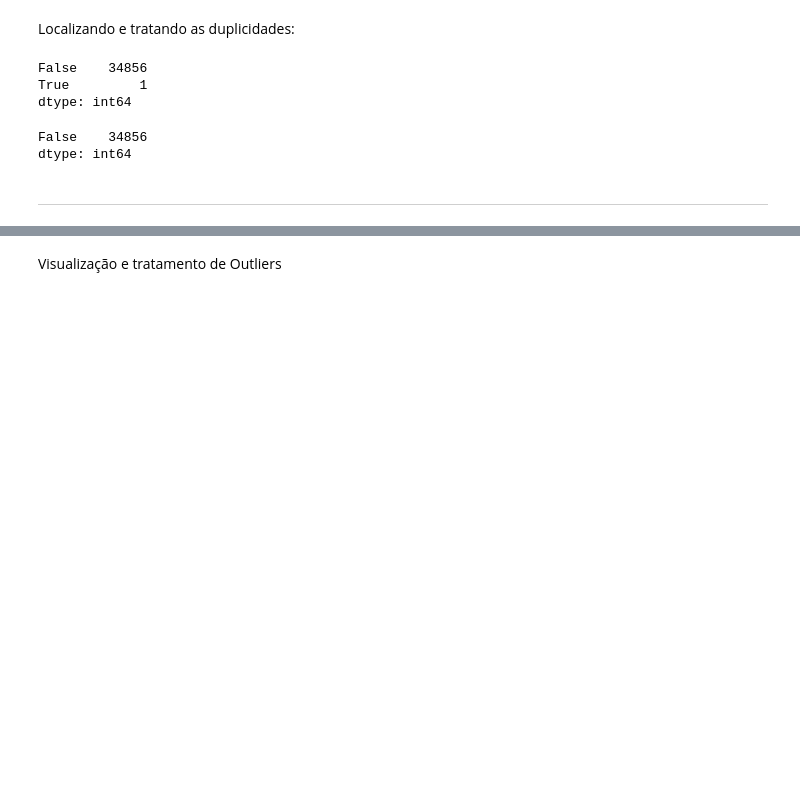
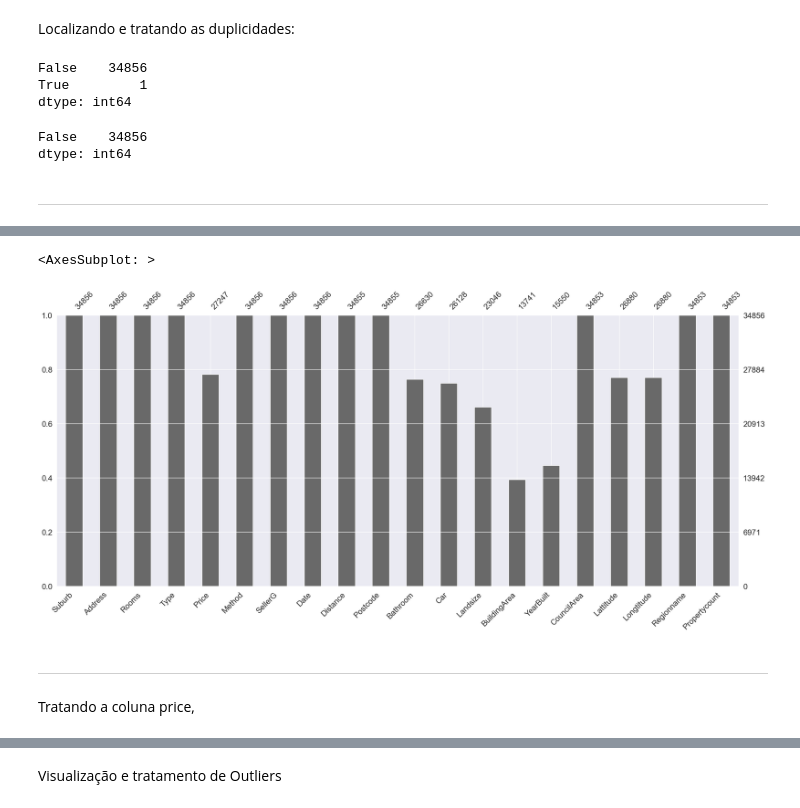
Before and after one commit to Riguini/Melbourne-Housing-Snapshot, a Jupyter notebook: Notebooks/Melbourne_Housing_Dataset.ipynb, the cells around one changed output, grey strips where cells are left out. Cells and saved outputs as stored; diff of their text form; code cells hidden in the pictures; blank space fills up the shorter version.

```diff
--- a/Notebooks/Melbourne_Housing_Dataset.ipynb
+++ b/Notebooks/Melbourne_Housing_Dataset.ipynb
@@ -94,0 +184,10 @@ dtype: int64
+# %%
+fig, h = plt.subplots(figsize=(15,7))
+msno.bar(df)
+# %% [output]
+<AxesSubplot: >
+[figure, added]
+# %% [markdown]
+****
+# %% [markdown]
+Tratando a coluna price,
```
Also changed, not shown: parts of 28 cells of this notebook.
